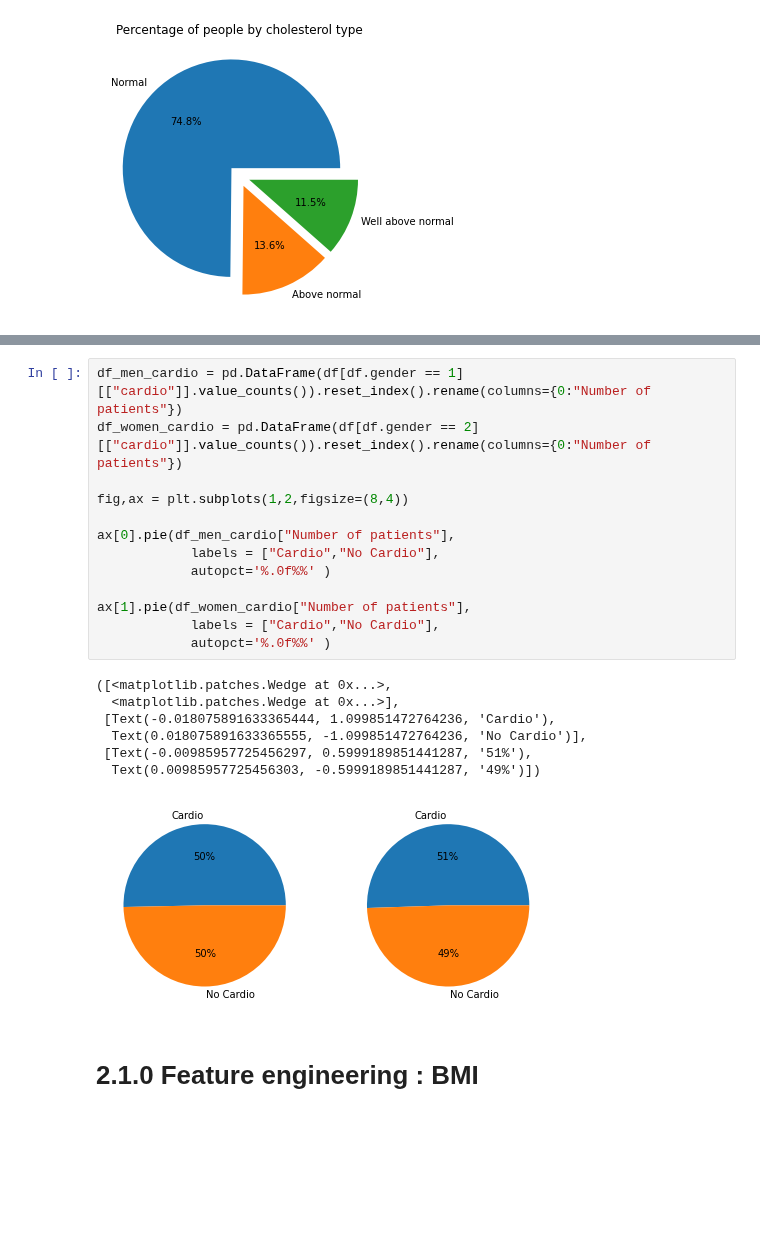
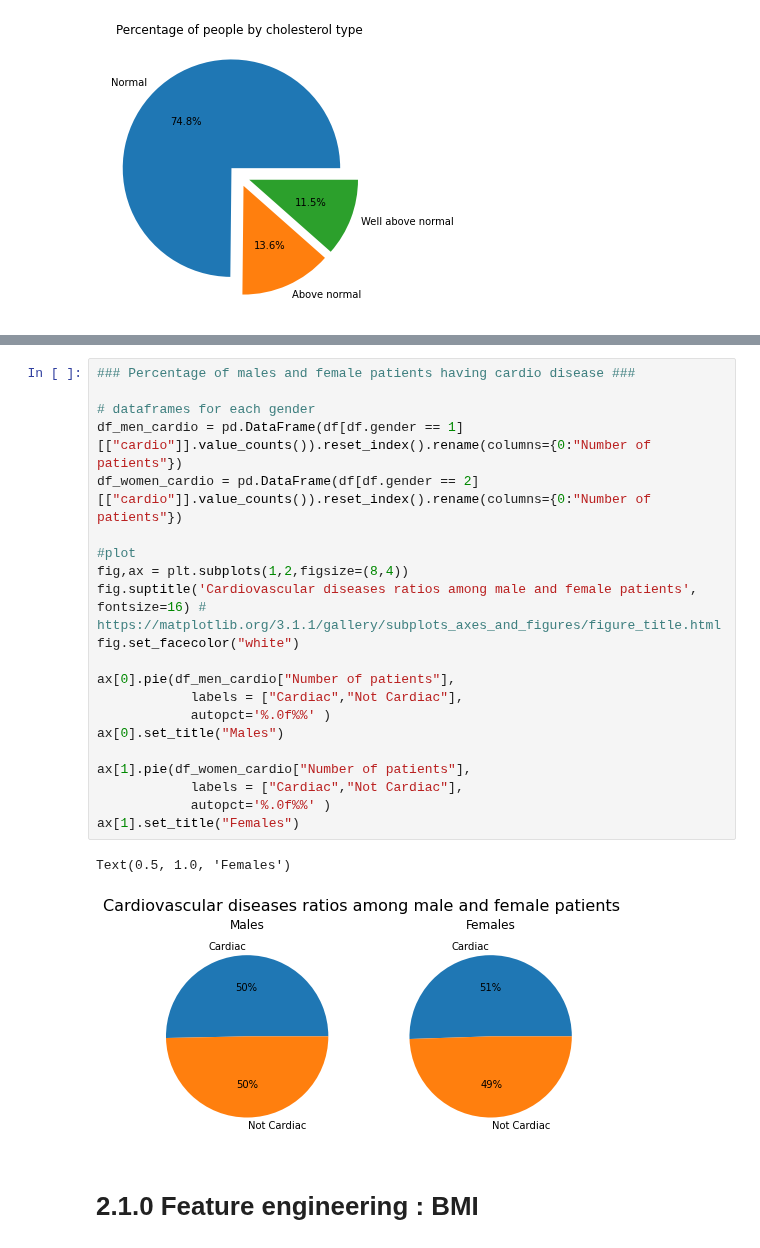
Before and after one commit to SamiFatmi/Machine-Learning-SAMI-FATMI, a Jupyter notebook: Labs/2-Disease_prediction.ipynb, the cells around one changed output, grey strips where cells are left out. Cells and saved outputs as stored; diff of their text form; blank space fills up the shorter version.

```diff
--- a/Labs/2-Disease_prediction.ipynb
+++ b/Labs/2-Disease_prediction.ipynb
@@ -116,24 +139,27 @@ plt.plot(df_height[df_height["gender"]==2]["height"],df_height[df_height["gender
 # %%
+### Percentage of males and female patients having cardio disease ###
+
+# dataframes for each gender
 df_men_cardio = pd.DataFrame(df[df.gender == 1][["cardio"]].value_counts()).reset_index().rename(columns={0:"Number of patients"})
 df_women_cardio = pd.DataFrame(df[df.gender == 2][["cardio"]].value_counts()).reset_index().rename(columns={0:"Number of patients"})
 
+#plot
 fig,ax = plt.subplots(1,2,figsize=(8,4))
+fig.suptitle('Cardiovascular diseases ratios among male and female patients', fontsize=16) # https://matplotlib.org/3.1.1/gallery/subplots_axes_and_figures/figure_title.html
+fig.set_facecolor("white")
 
 ax[0].pie(df_men_cardio["Number of patients"],
-            labels = ["Cardio","No Cardio"],
+            labels = ["Cardiac","Not Cardiac"],
             autopct='%.0f%%' )
+ax[0].set_title("Males")
 
 ax[1].pie(df_women_cardio["Number of patients"],
-            labels = ["Cardio","No Cardio"],
+            labels = ["Cardiac","Not Cardiac"],
             autopct='%.0f%%' )
+ax[1].set_title("Females")
 # %% [output]
-([<matplotlib.patches.Wedge at 0x...>,
-  <matplotlib.patches.Wedge at 0x...>],
- [Text(-0.018075891633365444, 1.099851472764236, 'Cardio'),
-  Text(0.018075891633365555, -1.099851472764236, 'No Cardio')],
- [Text(-0.00985957725456297, 0.5999189851441287, '51%'),
-  Text(0.00985957725456303, -0.5999189851441287, '49%')])
+Text(0.5, 1.0, 'Females')
-[figure, old version]
+[figure, new version]
 # %% [markdown]
 # 2.1.0 Feature engineering : BMI
 # %%
```
Also changed, not shown: parts of 17 cells of this notebook.
